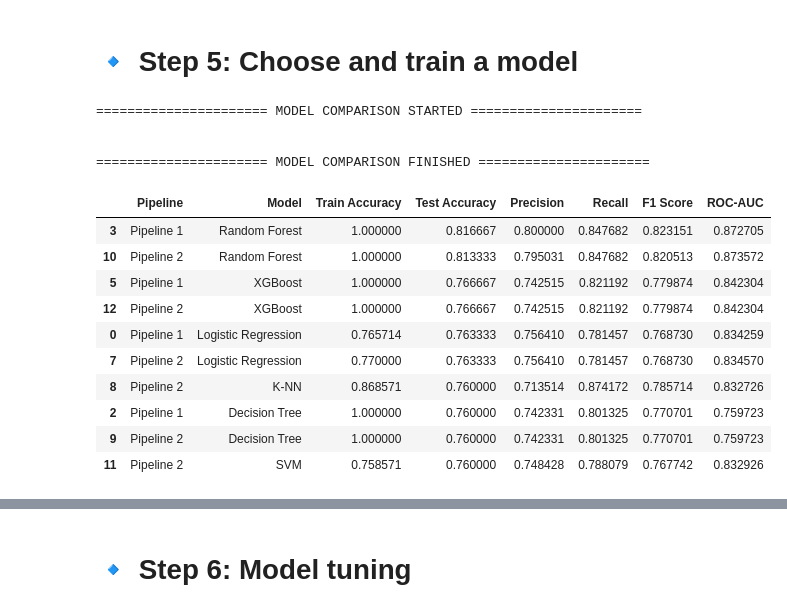
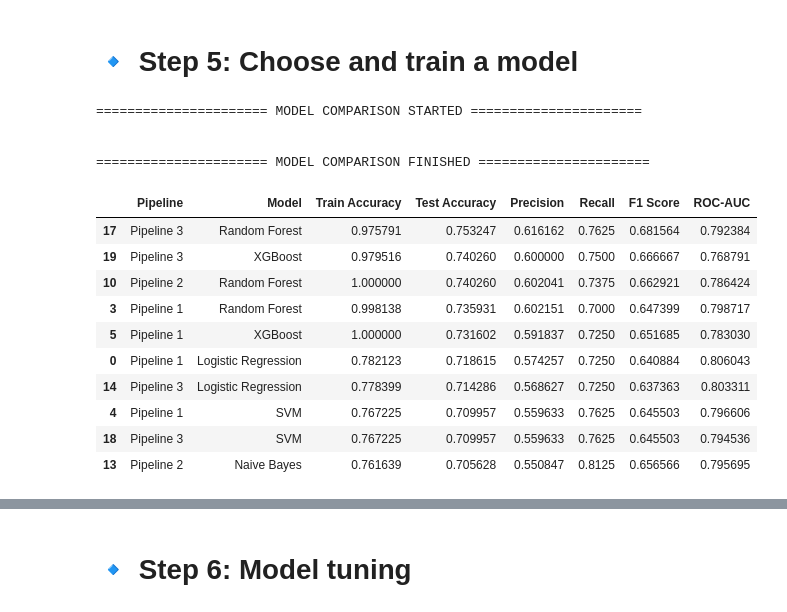
Before and after one commit to MenaElghaysha/Diabetes-Classification-using-Machine-Learning, a Jupyter notebook: Diabetes_Classification.ipynb, the cells around one changed output, grey strips where cells are left out. Cells and saved outputs as stored; diff of their text form; code cells hidden in the pictures.

Commit message:
End-to-end diabetes classification pipeline with Streamlit deployment

```diff
--- a/Diabetes_Classification.ipynb
+++ b/Diabetes_Classification.ipynb
@@ -319,3 +322,4 @@ plt.show()
 # %%
 X = df.drop("Outcome", axis=1)
 y = df["Outcome"]
+x_train,x_test,y_train,y_test = train_test_split(X, y, test_size=0.3, random_state=42)
@@ -364,2 +343,4 @@ pipeline_2 = Pipeline([("imputer", KNNImputer(n_neighbors=6)),
-# %%
-x_train,x_test,y_train,y_test = train_test_split(X_res, y_res, test_size=0.3, random_state=42)
+# %%
+zero_to_nan = FunctionTransformer(
+    lambda x: x.replace(0, np.nan)
+)
@@ -366,10 +371,6 @@ x_train,x_test,y_train,y_test = train_test_split(X_res, y_res, test_size=0.3, ra
 # %% [markdown]
 # **🔹 Step 5: Choose and train a model**
 # %%
-# from sklearn.metrics import (
-#     accuracy_score, f1_score, precision_score, recall_score,
-#     roc_auc_score, confusion_matrix, classification_report
-# )
 from tabulate import tabulate  # for clean printing
 
 # -------------------------------------------------------
@@ -391,7 +392,7 @@ dict_models = {
 pipelines = [
     ("Pipeline 1", pipeline_1),
     ("Pipeline 2", pipeline_2),
-    # ("Pipeline 3", pipeline_3)
+    ("Pipeline 3", pipeline_3)
 ]
 
 # -------------------------------------------------------
@@ -402,71 +403,62 @@ results = []
 print("\n====================== MODEL COMPARISON STARTED ======================\n")
 
 for pipeline_name, pipeline in pipelines:
-    # print(f"\n🔧 USING: {pipeline_name}")
-    # print("-" * 70)
 
     for name, model in dict_models.items():
 
-        model_pipeline = Pipeline([
-            ("preprocess", pipeline),
-            ("model", model)
-        ])
+        model_pipeline = Pipeline(
+            steps=pipeline.steps + [("model", model)]
+        )
 
         model_pipeline.fit(x_train, y_train)
 
         y_train_pred = model_pipeline.predict(x_train)
         y_test_pred = model_pipeline.predict(x_test)
 
-        # acc = accuracy_score(y_test, y_test_pred)
-        train_acc = accuracy_score(y_train,  y_train_pred)
-        test_acc  = accuracy_score(y_test, y_test_pred)
-        f1 = f1_score(y_test, y_test_pred)
-        precision = precision_score(y_test, y_test_pred)
-        recall = recall_score(y_test, y_test_pred)
-        roc_auc = roc_auc_score(y_test, model_pipeline.predict_proba(x_test)[:,1])
-
-        # print(f"✔ {name:<20} | Accuracy: {acc*100:5.2f}% | F1: {f1:.3f} | Recall: {recall:.3f}")
-
         results.append({
             "Pipeline": pipeline_name,
             "Model": name,
-            "Train Accuracy": train_acc,
-            "Test Accuracy" :test_acc,
-            "Precision": precision,
-            "Recall": recall,
-            "F1 Score": f1,
-            "ROC-AUC": roc_auc
+            "Train Accuracy": accuracy_score(y_train, y_train_pred),
+            "Test Accuracy": accuracy_score(y_test, y_test_pred),
+            "Precision": precision_score(y_test, y_test_pred),
+            "Recall": recall_score(y_test, y_test_pred),
+            "F1 Score": f1_score(y_test, y_test_pred),
+            "ROC-AUC": roc_auc_score(
+                y_test,
+                model_pipeline.predict_proba(x_test)[:, 1]
+            )
         })
+
 
 print("\n====================== MODEL COMPARISON FINISHED ======================\n")
 
 # -------------------------------------------------------
 # CLEAN, SORTED RESULTS TABLE
 # -------------------------------------------------------
 results_df = pd.DataFrame(results)
 results_df = results_df.sort_values(by=["Test Accuracy", "F1 Score"], ascending=False)
 
 # print("\n📊 FINAL SORTED RESULTS (BEST MODELS ON TOP)\n")
 # print(tabulate(results_df, headers="keys", tablefmt="grid", showindex=False))
 
 # -------------------------------------------------------
 # OPTIONAL: DISPLAY IN JUPYTER NICELY
 # -------------------------------------------------------
 results_df.head(10)
 # %% [output]
 ====================== MODEL COMPARISON STARTED ======================
 
 
 ====================== MODEL COMPARISON FINISHED ======================
 |  | Pipeline | Model | Train Accuracy | Test Accuracy | Precision | Recall | F1 Score | ROC-AUC |
-| 3 | Pipeline 1 | Random Forest | 1.000000 | 0.816667 | 0.800000 | 0.847682 | 0.823151 | 0.872705 |
-| 10 | Pipeline 2 | Random Forest | 1.000000 | 0.813333 | 0.795031 | 0.847682 | 0.820513 | 0.873572 |
-| 5 | Pipeline 1 | XGBoost | 1.000000 | 0.766667 | 0.742515 | 0.821192 | 0.779874 | 0.842304 |
-| 12 | Pipeline 2 | XGBoost | 1.000000 | 0.766667 | 0.742515 | 0.821192 | 0.779874 | 0.842304 |
-| 0 | Pipeline 1 | Logistic Regression | 0.765714 | 0.763333 | 0.756410 | 0.781457 | 0.768730 | 0.834259 |
-| 7 | Pipeline 2 | Logistic Regression | 0.770000 | 0.763333 | 0.756410 | 0.781457 | 0.768730 | 0.834570 |
-| 8 | Pipeline 2 | K-NN | 0.868571 | 0.760000 | 0.713514 | 0.874172 | 0.785714 | 0.832726 |
-| 2 | Pipeline 1 | Decision Tree | 1.000000 | 0.760000 | 0.742331 | 0.801325 | 0.770701 | 0.759723 |
-| 9 | Pipeline 2 | Decision Tree | 1.000000 | 0.760000 | 0.742331 | 0.801325 | 0.770701 | 0.759723 |
-| 11 | Pipeline 2 | SVM | 0.758571 | 0.760000 | 0.748428 | 0.788079 | 0.767742 | 0.832926 |
+| 17 | Pipeline 3 | Random Forest | 0.975791 | 0.753247 | 0.616162 | 0.7625 | 0.681564 | 0.792384 |
+| 19 | Pipeline 3 | XGBoost | 0.979516 | 0.740260 | 0.600000 | 0.7500 | 0.666667 | 0.768791 |
+| 10 | Pipeline 2 | Random Forest | 1.000000 | 0.740260 | 0.602041 | 0.7375 | 0.662921 | 0.786424 |
+| 3 | Pipeline 1 | Random Forest | 0.998138 | 0.735931 | 0.602151 | 0.7000 | 0.647399 | 0.798717 |
+| 5 | Pipeline 1 | XGBoost | 1.000000 | 0.731602 | 0.591837 | 0.7250 | 0.651685 | 0.783030 |
+| 0 | Pipeline 1 | Logistic Regression | 0.782123 | 0.718615 | 0.574257 | 0.7250 | 0.640884 | 0.806043 |
+| 14 | Pipeline 3 | Logistic Regression | 0.778399 | 0.714286 | 0.568627 | 0.7250 | 0.637363 | 0.803311 |
+| 4 | Pipeline 1 | SVM | 0.767225 | 0.709957 | 0.559633 | 0.7625 | 0.645503 | 0.796606 |
+| 18 | Pipeline 3 | SVM | 0.767225 | 0.709957 | 0.559633 | 0.7625 | 0.645503 | 0.794536 |
+| 13 | Pipeline 2 | Naive Bayes | 0.761639 | 0.705628 | 0.550847 | 0.8125 | 0.656566 | 0.795695 |
 # %%
```
Also changed, not shown: parts of 15 cells of this notebook, 5 other files.
